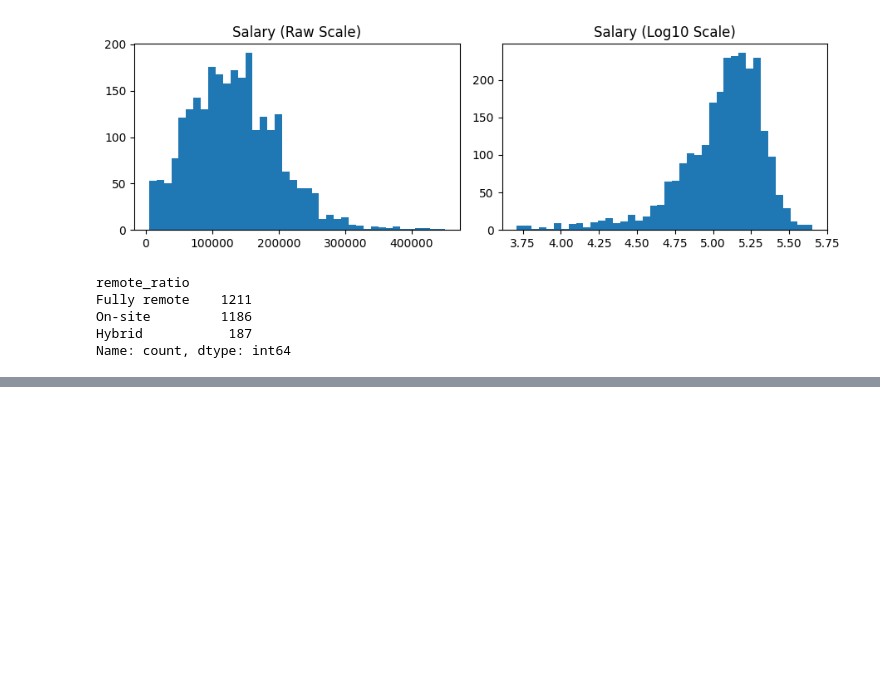
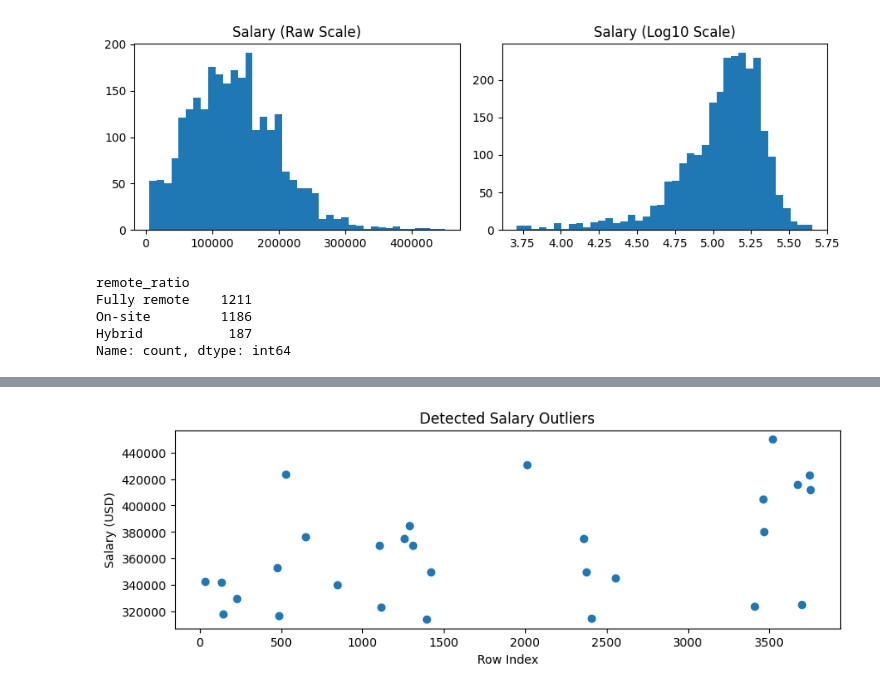
Before and after one commit to aelaraby6/Salary-Predictor, a Jupyter notebook: notebooks/eda.ipynb, the cells around one changed output, grey strips where cells are left out. Cells and saved outputs as stored; diff of their text form; code cells hidden in the pictures; blank space fills up the shorter version.

```diff
--- a/notebooks/eda.ipynb
+++ b/notebooks/eda.ipynb
@@ -255,0 +315,10 @@ Name: count, dtype: int64
+# %%
+# Plot outlier salaries only
+plt.figure(figsize=(10, 3))
+plt.scatter(out.index, out.values)
+plt.title("Detected Salary Outliers")
+plt.xlabel("Row Index")
+plt.ylabel("Salary (USD)")
+plt.show()
+# %% [output]
+[figure, added]
```
Also changed, not shown: parts of 5 cells of this notebook.
